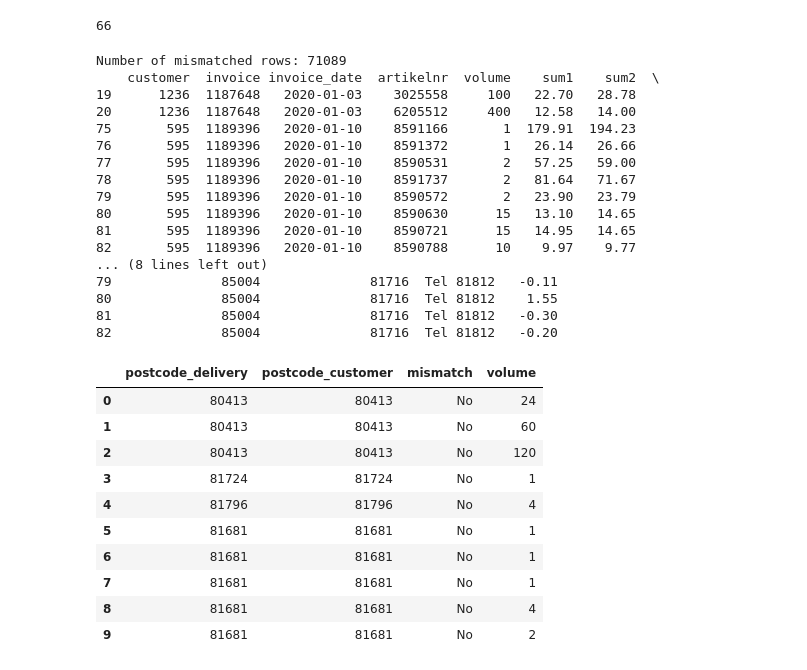
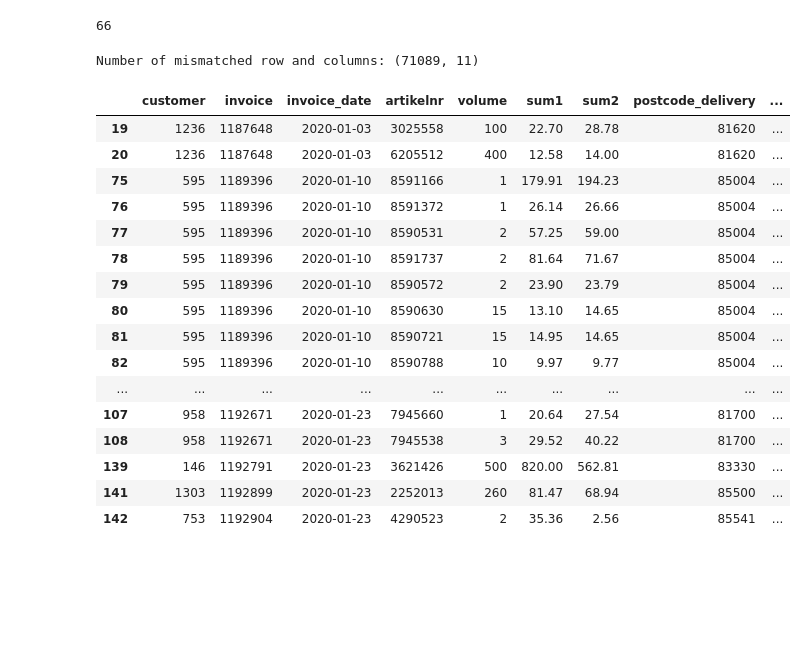
Before and after one commit to Wendyessilfie/Business-statistics-, a Jupyter notebook: tao yin notebook - Vanessa & Wendy.ipynb, the cells around one changed output. Saved outputs shown, nothing was run; the diff lists cells and outputs as text; code cells hidden in the pictures; blank space fills up the shorter version.

```diff
--- a/tao yin notebook - Vanessa & Wendy.ipynb
+++ b/tao yin notebook - Vanessa & Wendy.ipynb
@@ -237,44 +239,26 @@ print(dropshippers_count)
 # %%
 # ----- wendy -----
 mismatched_postcode = df_TY_users[df_TY_users["postcode_delivery"] != df_TY_users["postcode_customer"]]
-print(f"Number of mismatched rows: {mismatched_postcode.shape[0]}")
+print(f"Number of mismatched row and columns: {mismatched_postcode.shape}")
 
 # Step 3: Optionally, you can display a sample of mismatched rows to verify
-print(mismatched_postcode.head(10))
+mismatched_postcode.head(20)
 # %% [output]
-Number of mismatched rows: 71089
-    customer  invoice invoice_date  artikelnr  volume    sum1    sum2  \
-19      1236  1187648   2020-01-03    3025558     100   22.70   28.78
-20      1236  1187648   2020-01-03    6205512     400   12.58   14.00
-75       595  1189396   2020-01-10    8591166       1  179.91  194.23
-76       595  1189396   2020-01-10    8591372       1   26.14   26.66
-77       595  1189396   2020-01-10    8590531       2   57.25   59.00
-78       595  1189396   2020-01-10    8591737       2   81.64   71.67
-79       595  1189396   2020-01-10    8590572       2   23.90   23.79
-80       595  1189396   2020-01-10    8590630      15   13.10   14.65
-81       595  1189396   2020-01-10    8590721      15   14.95   14.65
-82       595  1189396   2020-01-10    8590788      10    9.97    9.77
-... (8 lines left out)
-79              85004              81716  Tel 81812   -0.11
-80              85004              81716  Tel 81812    1.55
-81              85004              81716  Tel 81812   -0.30
-82              85004              81716  Tel 81812   -0.20
+Number of mismatched row and columns: (71089, 11)
+|  | customer | invoice | invoice_date | artikelnr | volume | sum1 | sum2 | postcode_delivery | ... |
+| 19 | 1236 | 1187648 | 2020-01-03 | 3025558 | 100 | 22.70 | 28.78 | 81620 | ... |
+| 20 | 1236 | 1187648 | 2020-01-03 | 6205512 | 400 | 12.58 | 14.00 | 81620 | ... |
+| 75 | 595 | 1189396 | 2020-01-10 | 8591166 | 1 | 179.91 | 194.23 | 85004 | ... |
+| 76 | 595 | 1189396 | 2020-01-10 | 8591372 | 1 | 26.14 | 26.66 | 85004 | ... |
+| 77 | 595 | 1189396 | 2020-01-10 | 8590531 | 2 | 57.25 | 59.00 | 85004 | ... |
+| 78 | 595 | 1189396 | 2020-01-10 | 8591737 | 2 | 81.64 | 71.67 | 85004 | ... |
+| 79 | 595 | 1189396 | 2020-01-10 | 8590572 | 2 | 23.90 | 23.79 | 85004 | ... |
+| 80 | 595 | 1189396 | 2020-01-10 | 8590630 | 15 | 13.10 | 14.65 | 85004 | ... |
+| 81 | 595 | 1189396 | 2020-01-10 | 8590721 | 15 | 14.95 | 14.65 | 85004 | ... |
+| 82 | 595 | 1189396 | 2020-01-10 | 8590788 | 10 | 9.97 | 9.77 | 85004 | ... |
+| ... | ... | ... | ... | ... | ... | ... | ... | ... | ... |
+| 107 | 958 | 1192671 | 2020-01-23 | 7945660 | 1 | 20.64 | 27.54 | 81700 | ... |
+| 108 | 958 | 1192671 | 2020-01-23 | 7945538 | 3 | 29.52 | 40.22 | 81700 | ... |
+| 139 | 146 | 1192791 | 2020-01-23 | 3621426 | 500 | 820.00 | 562.81 | 83330 | ... |
+| 141 | 1303 | 1192899 | 2020-01-23 | 2252013 | 260 | 81.47 | 68.94 | 85500 | ... |
+| 142 | 753 | 1192904 | 2020-01-23 | 4290523 | 2 | 35.36 | 2.56 | 85541 | ... |
-# %%
-# Create a new column 'mismatch' using a vectorized comparison
-df_TY_users['mismatch'] = df_TY_users["postcode_delivery"] != df_TY_users["postcode_customer"]
-df_TY_users['mismatch'] = df_TY_users['mismatch'].replace({True: 'Yes', False: 'No'})
-
-# Display a few rows to verify
-df_TY_users[['postcode_delivery', 'postcode_customer', 'mismatch', 'volume']].head(10)
-# %% [output]
-|  | postcode_delivery | postcode_customer | mismatch | volume |
-| 0 | 80413 | 80413 | No | 24 |
-| 1 | 80413 | 80413 | No | 60 |
-| 2 | 80413 | 80413 | No | 120 |
-| 3 | 81724 | 81724 | No | 1 |
-| 4 | 81796 | 81796 | No | 4 |
-| 5 | 81681 | 81681 | No | 1 |
-| 6 | 81681 | 81681 | No | 1 |
-| 7 | 81681 | 81681 | No | 1 |
-| 8 | 81681 | 81681 | No | 4 |
-| 9 | 81681 | 81681 | No | 2 |
```
Also changed, not shown: parts of 21 cells of this notebook.
